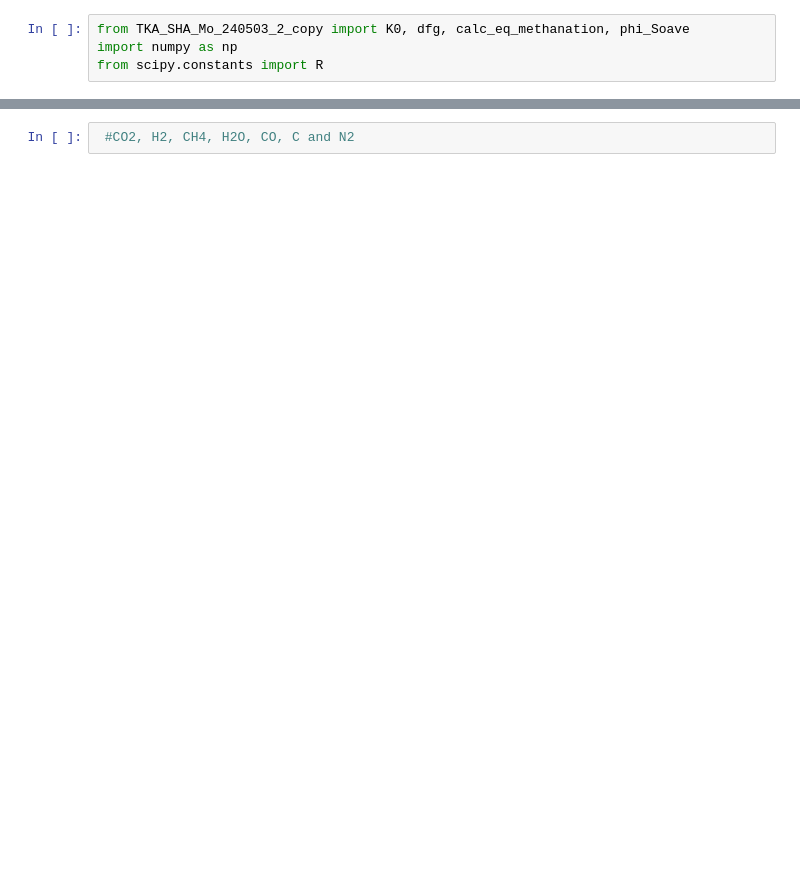
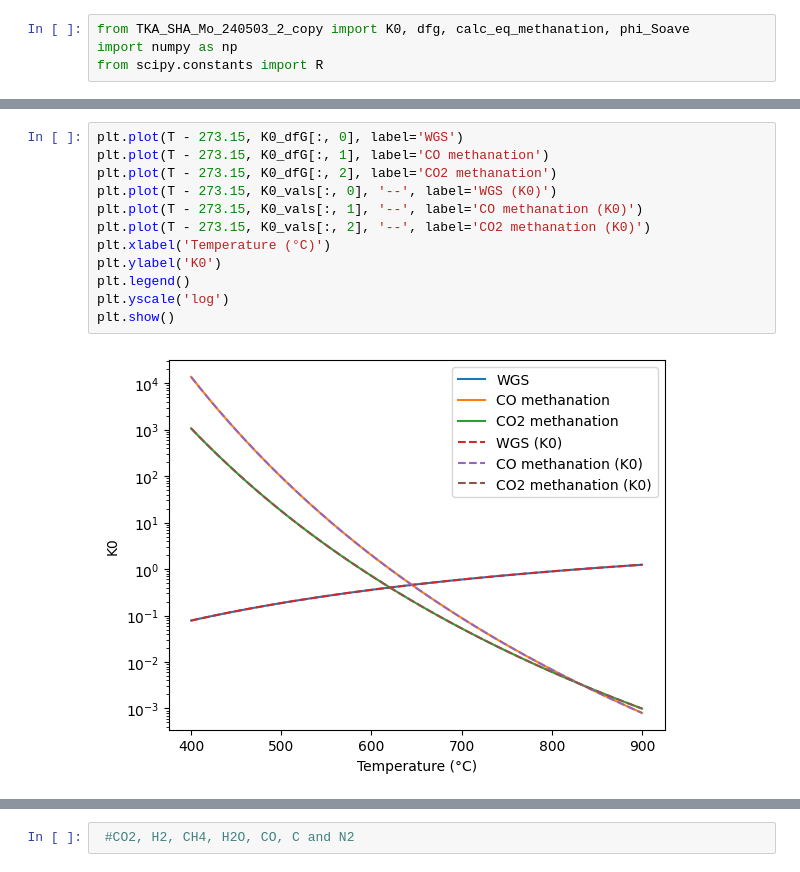
Before and after one commit to ChemRxnEngLab/GibbsEnergyMinimizationModel, a Jupyter notebook: test_eq_check.ipynb, the cells around one changed output, grey strips where cells are left out. Drawn from its saved outputs; the diff is of its cells as text; blank space fills up the shorter version.

```diff
--- a/test_eq_check.ipynb
+++ b/test_eq_check.ipynb
@@ -52,0 +60,14 @@ error_CO2_methanation = np.abs(dRGS_CO2_methanation - DRG_vals_CO2_methanation)
+# %%
+plt.plot(T - 273.15, K0_dfG[:, 0], label='WGS')
+plt.plot(T - 273.15, K0_dfG[:, 1], label='CO methanation')
+plt.plot(T - 273.15, K0_dfG[:, 2], label='CO2 methanation')
+plt.plot(T - 273.15, K0_vals[:, 0], '--', label='WGS (K0)')
+plt.plot(T - 273.15, K0_vals[:, 1], '--', label='CO methanation (K0)')
+plt.plot(T - 273.15, K0_vals[:, 2], '--', label='CO2 methanation (K0)')
+plt.xlabel('Temperature (°C)')
+plt.ylabel('K0')
+plt.legend()
+plt.yscale('log')
+plt.show()
+# %% [output]
+[figure, added]
```
Also changed, not shown: parts of 12 cells of this notebook, 1 other file.
